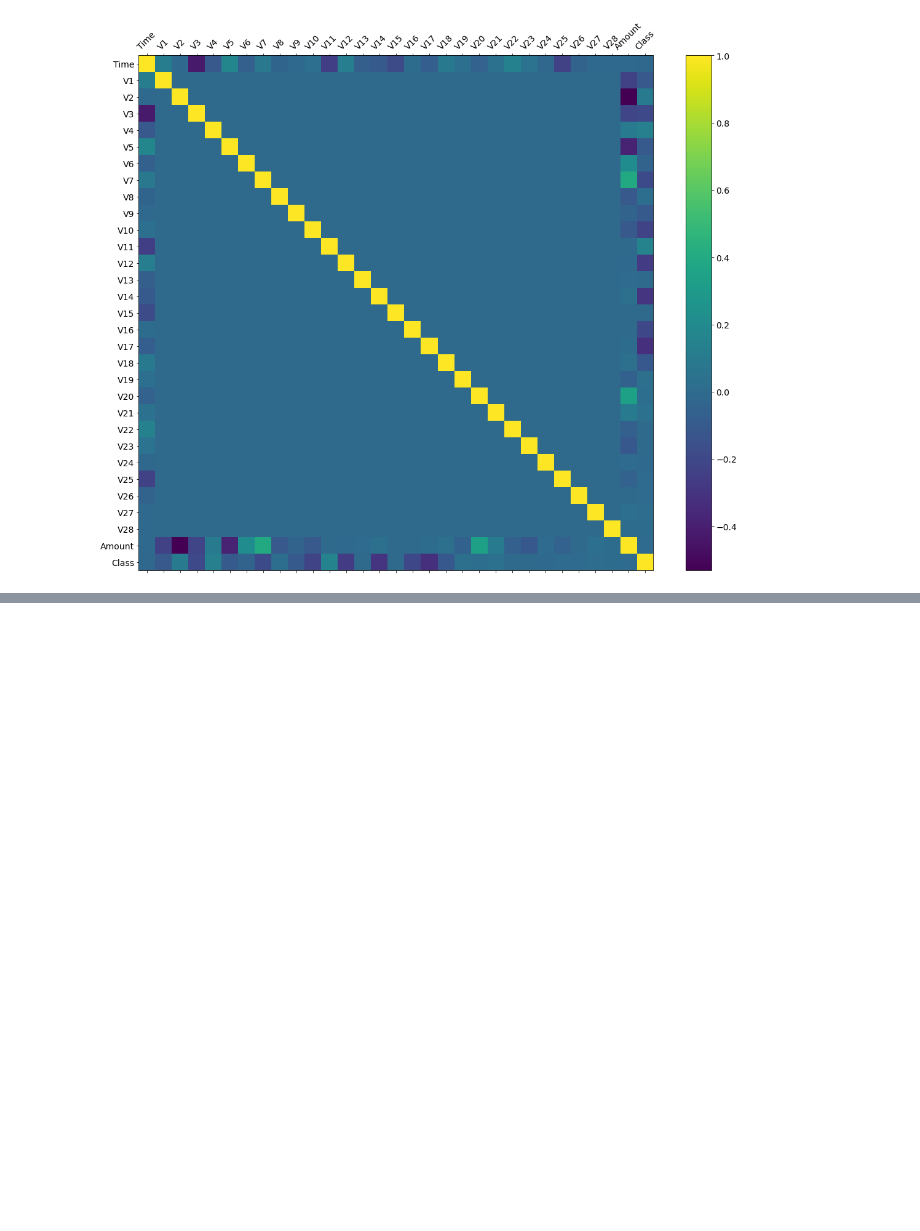
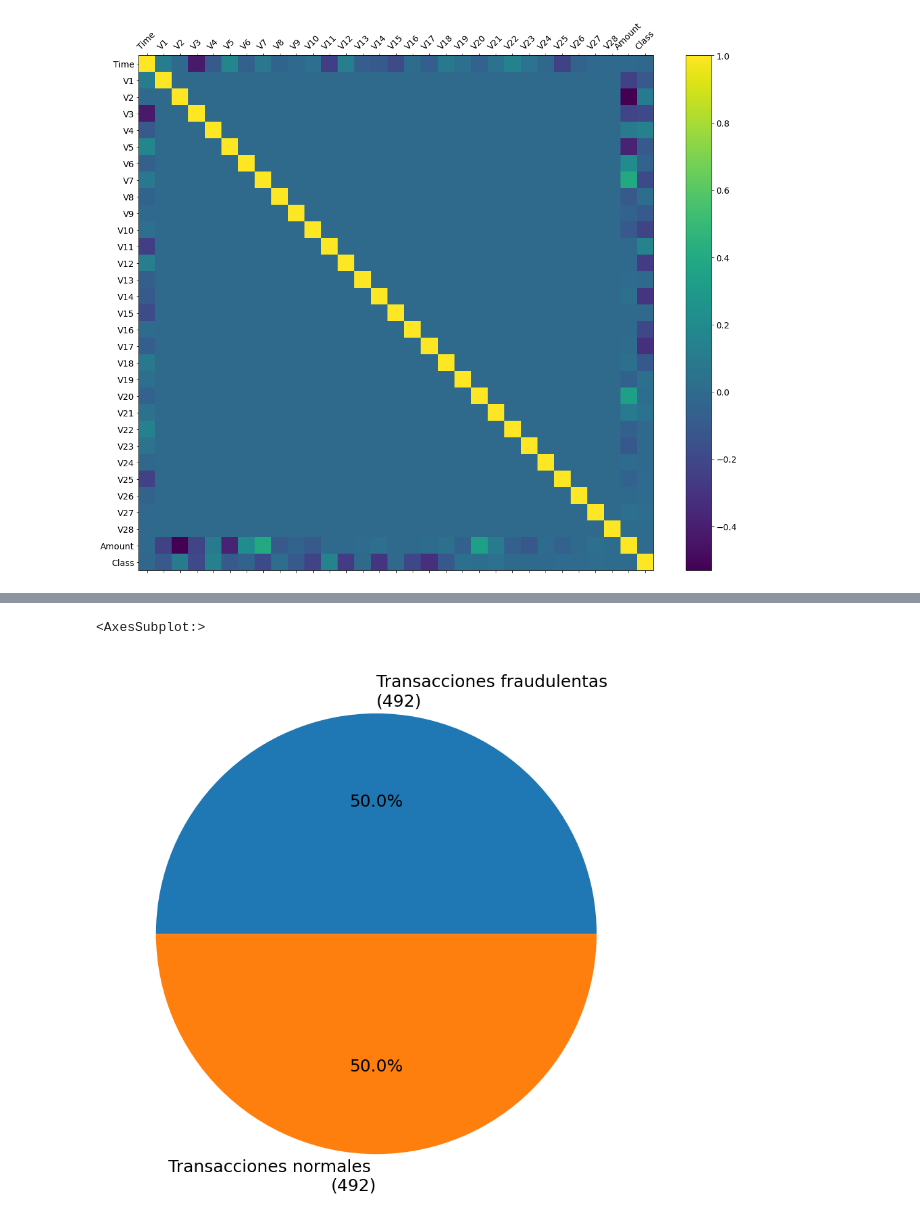
Before and after one commit to gamanc/AnomalyDetection, a Jupyter notebook: AnomalyDetection.ipynb, the cells around one changed output, grey strips where cells are left out. Drawn from its saved outputs; the diff is of its cells as text; code cells hidden in the pictures; blank space fills up the shorter version.

```diff
--- a/AnomalyDetection.ipynb
+++ b/AnomalyDetection.ipynb
@@ -69,0 +102,13 @@ cb.ax.tick_params(labelsize=14)
+# %%
+plot_data = pd.DataFrame({ 'Tipo de transacción': ['Transacciones fraudulentas \n(492)', 'Transacciones normales \n(492)'],
+                  'Cantidad': [492, 492]})
+
+plot_data.set_index('Tipo de transacción', inplace=True)
+plot = plot_data.plot.pie(y='Cantidad', legend=False, \
+                   autopct='%1.1f%%', \
+                   shadow=False, startangle=0, figsize=(15, 15), fontsize=25);
+pylab.ylabel('')
+plot
+# %% [output]
+<AxesSubplot:>
+[figure, added]
```
Also changed, not shown: parts of 4 cells of this notebook.
